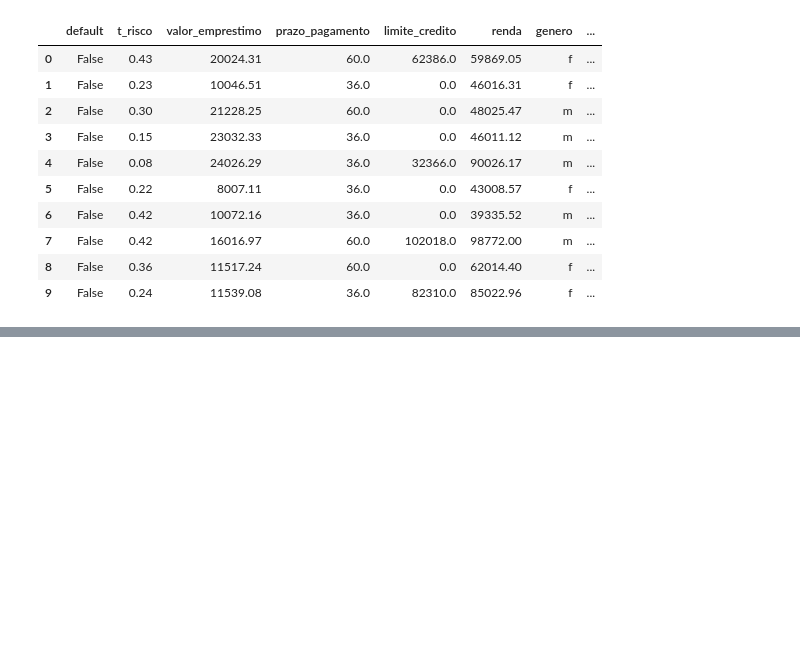
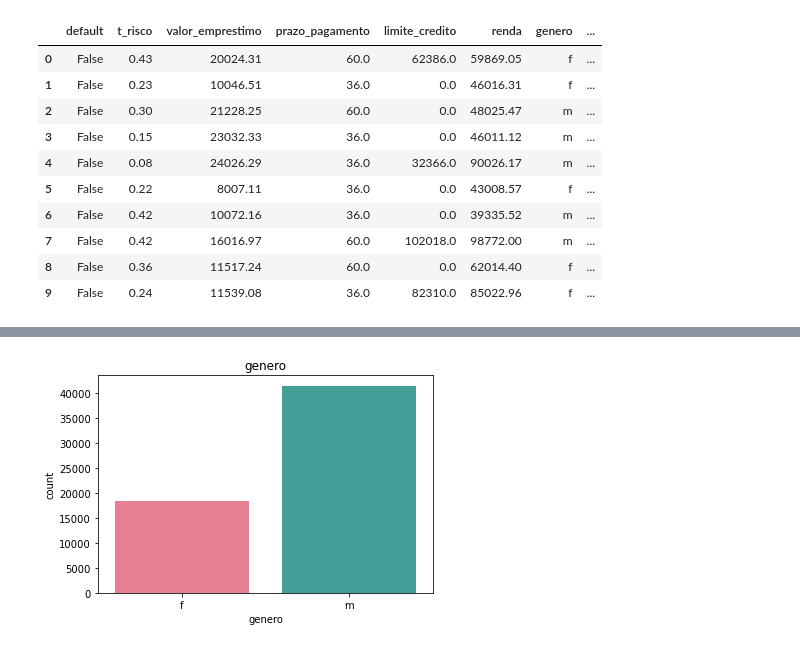
Before and after one commit to ramosrafaela/analise-descritiva-risco_credito, a Jupyter notebook: analise_descritiva_risco_credito.ipynb, the cells around one changed output, grey strips where cells are left out. Saved outputs shown, nothing was run; the diff lists cells and outputs as text; code cells hidden in the pictures; blank space fills up the shorter version.

```diff
--- a/analise_descritiva_risco_credito.ipynb
+++ b/analise_descritiva_risco_credito.ipynb
@@ -298,0 +280,5 @@ sns.pairplot(data=va_correlacao, hue="genero")
+# %%
+sns.countplot(x=df_qualitativas['genero'], palette = 'husl').set_title('genero')
+plt.show()
+# %% [output]
+[figure, added]
```
Also changed, not shown: parts of 47 cells of this notebook.
